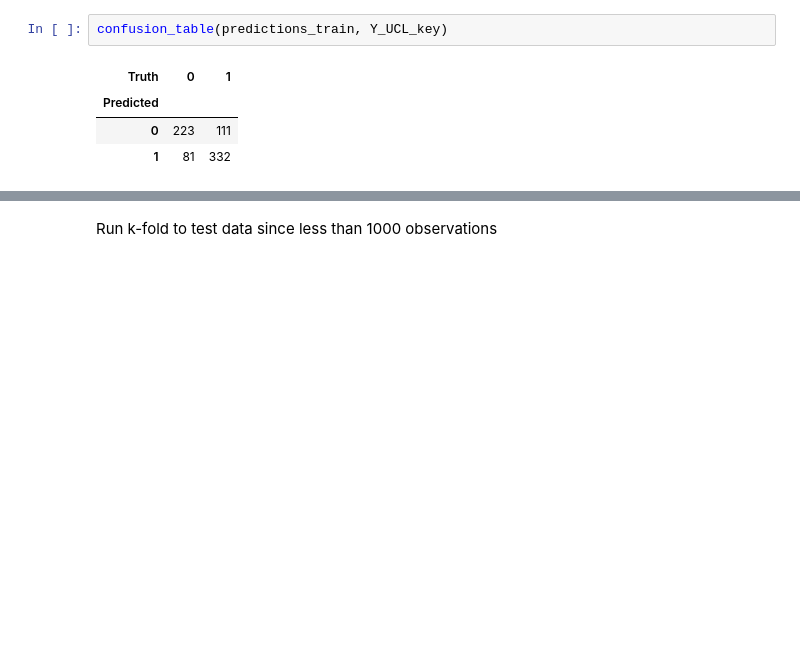
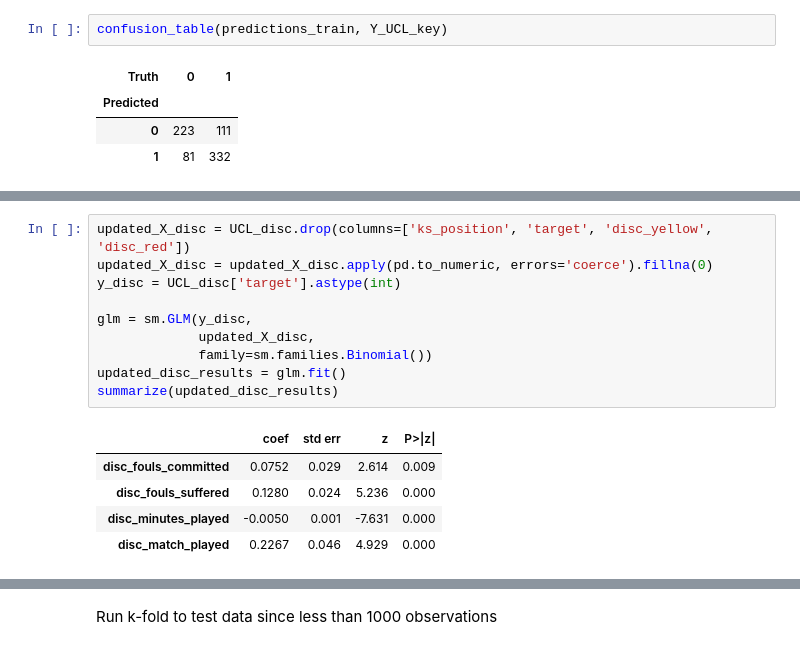
Before and after one commit to Kyle4646/CSE2600_finalproject, a Jupyter notebook: finalproject .ipynb, the cells around one changed output, grey strips where cells are left out. Saved outputs shown, nothing was run; the diff lists cells and outputs as text; blank space fills up the shorter version.

```diff
--- a/finalproject .ipynb
+++ b/finalproject .ipynb
@@ -286,0 +336,16 @@ confusion_table(predictions_train, Y_UCL_key)
+# %%
+updated_X_disc = UCL_disc.drop(columns=['ks_position', 'target', 'disc_yellow', 'disc_red'])
+updated_X_disc = updated_X_disc.apply(pd.to_numeric, errors='coerce').fillna(0)
+y_disc = UCL_disc['target'].astype(int)
+
+glm = sm.GLM(y_disc,
+             updated_X_disc,
+             family=sm.families.Binomial())
+updated_disc_results = glm.fit()
+summarize(updated_disc_results)
+# %% [output]
+|  | coef | std err | z | P>|z| |
+| disc_fouls_committed | 0.0752 | 0.029 | 2.614 | 0.009 |
+| disc_fouls_suffered | 0.1280 | 0.024 | 5.236 | 0.000 |
+| disc_minutes_played | -0.0050 | 0.001 | -7.631 | 0.000 |
+| disc_match_played | 0.2267 | 0.046 | 4.929 | 0.000 |
```
Also changed, not shown: parts of 5 cells of this notebook.
